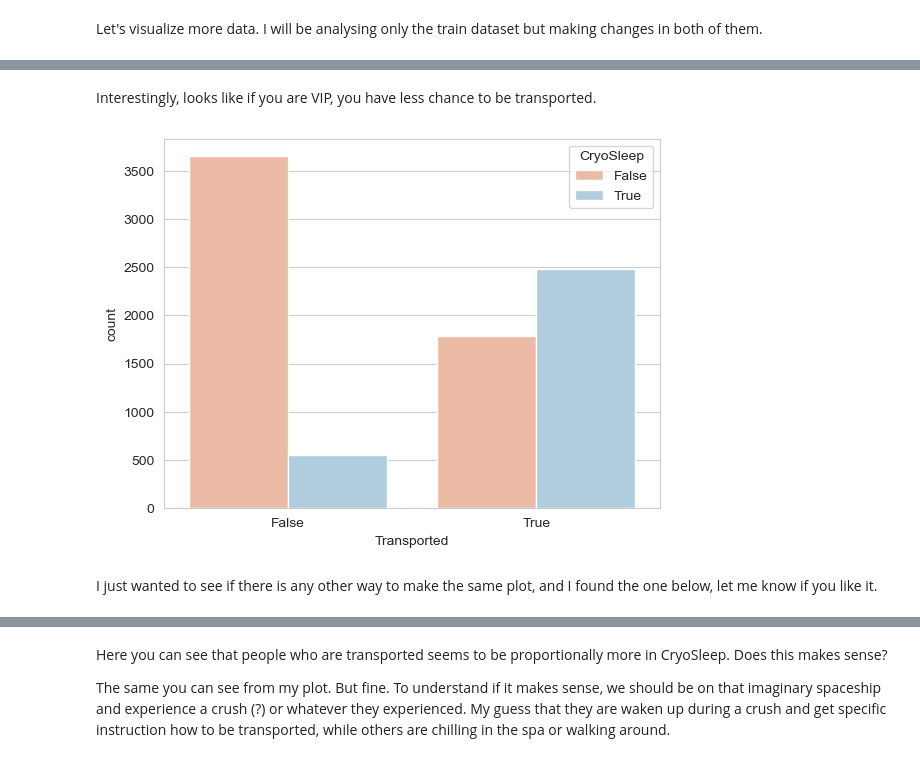
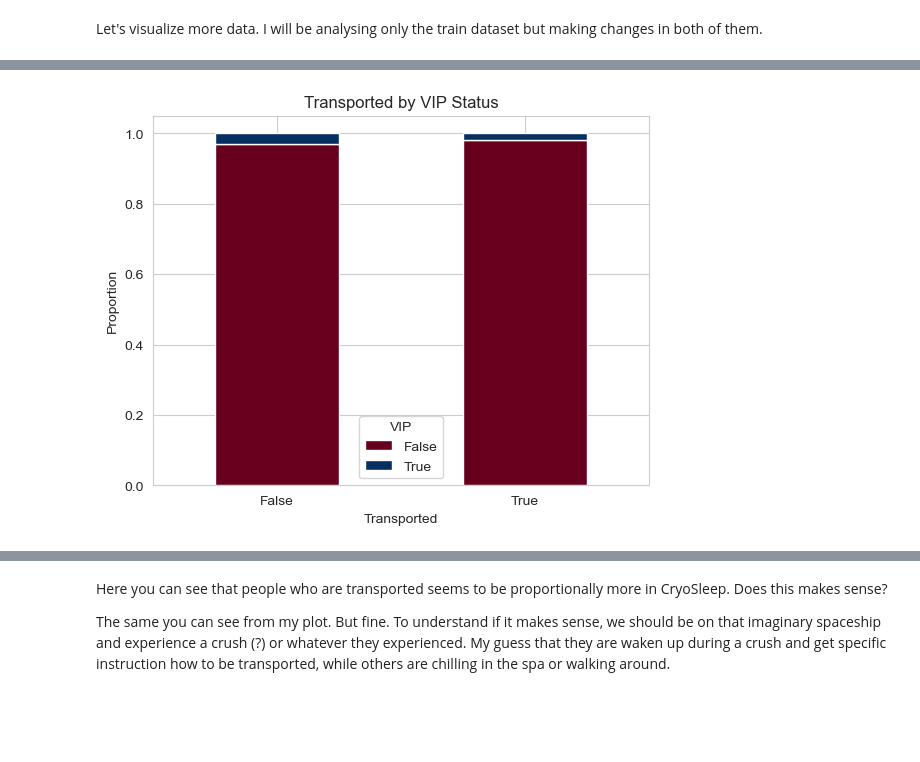
Before and after one commit to AnnaAnastasy/spaceship, a Jupyter notebook: spaceship.ipynb, the cells around one changed output, grey strips where cells are left out. Drawn from its saved outputs; the diff is of its cells as text; code cells hidden in the pictures; blank space fills up the shorter version.

```diff
--- a/spaceship.ipynb
+++ b/spaceship.ipynb
@@ -182,11 +158,17 @@ sns.countplot(x='Transported', hue='VIP', data=df_train, palette='RdBu');
-# %% [markdown]
-Interestingly, looks like if you are VIP, you have less chance to be transported.
-# %%
-sns.countplot(x='Transported', hue='CryoSleep', data=df_train, palette='RdBu');
-# %% [output]
-[figure, removed]
-# %% [markdown]
-I just wanted to see if there is any other way to make the same plot, and I found the one below, let me know if you like it.
+# %%
+# Create a cross-tabulation
+ct = pd.crosstab(df_train['Transported'], df_train['VIP'], normalize='index')
+
+# Plot stacked bar chart
+ct.plot(kind='bar', stacked=True, colormap='RdBu')
+plt.title('Transported by VIP Status')
+plt.xlabel('Transported')
+plt.ylabel('Proportion')
+plt.xticks(rotation=0)  # Horizontal x labels
+plt.legend(title='VIP')
+plt.show()
+# %% [output]
+[figure, added]
 # %%
 # Create a cross-tabulation
 ct = pd.crosstab(df_train['Transported'], df_train['CryoSleep'], normalize='index')
```
Also changed, not shown: parts of 30 cells of this notebook.
